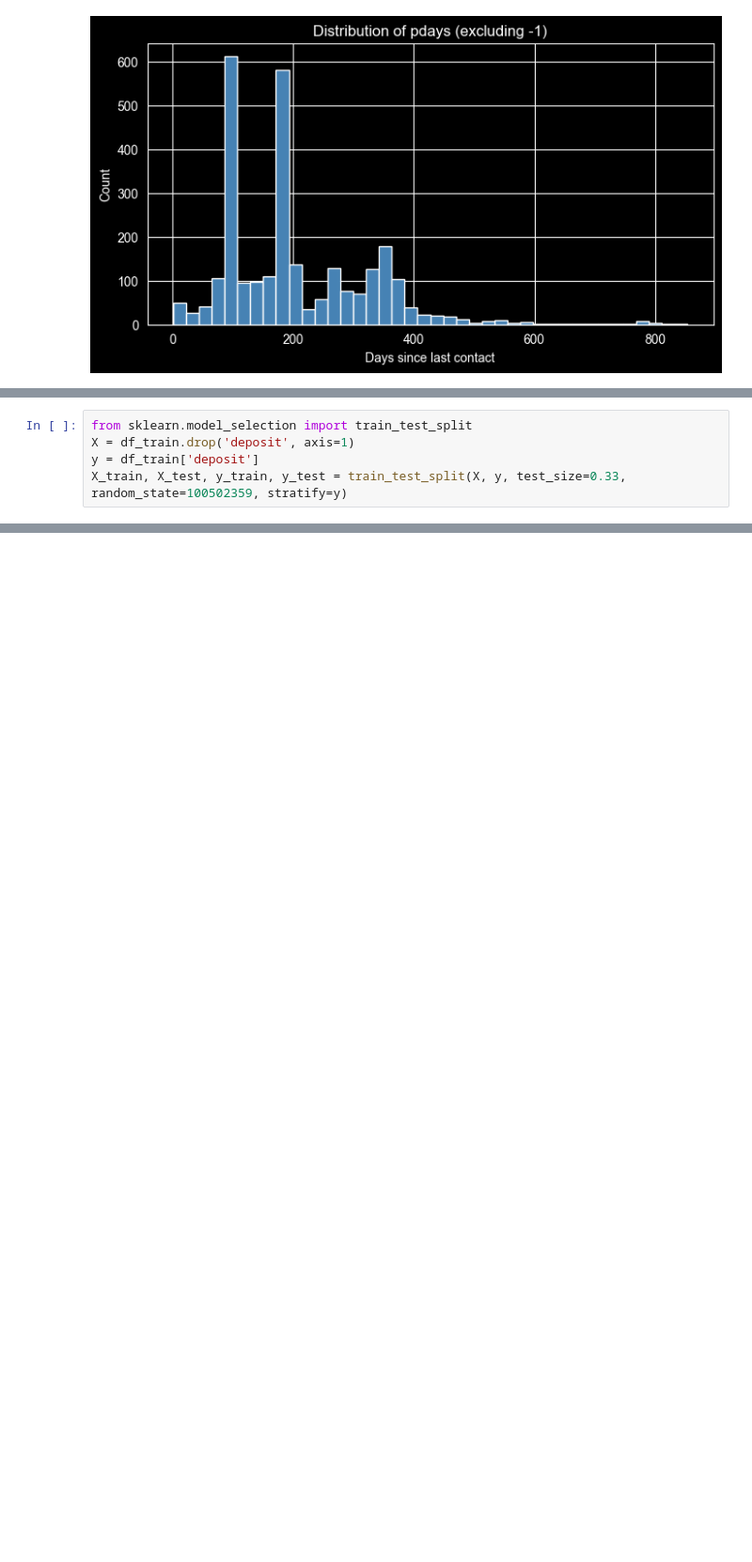
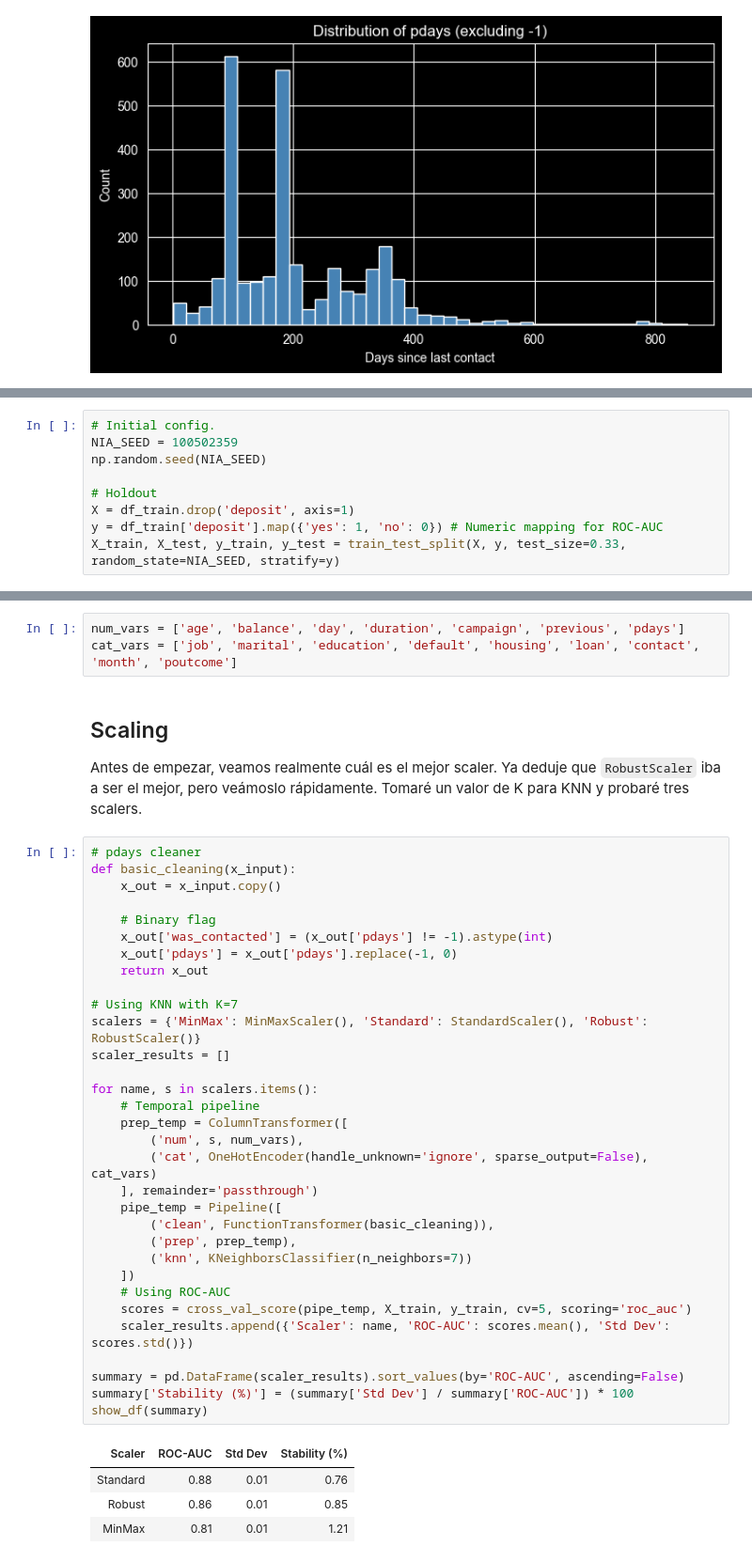
Before and after one commit to mathiasaiva/AA_primera_practica, a Jupyter notebook: notebooks/01_EDA_and_modeling.ipynb, the cells around one changed output, grey strips where cells are left out. Shown at 94% size. Saved outputs shown, nothing was run; the diff lists cells and outputs as text; blank space fills up the shorter version.

```diff
--- a/notebooks/01_EDA_and_modeling.ipynb
+++ b/notebooks/01_EDA_and_modeling.ipynb
@@ -457,7 +467,11 @@ Después de haber analizado la variable objetivo, la estructura y distribución
 
 Comó las clases de `deposit` están balanceadas (47-53), podríamos usar **Accuracy**, pero **ROC-AUC** tiene más sentido, esté mide que tan bien nuestro modelo categoriza positivos sobre negativos. El banco probablemente le interesa más saber que clientes dirán que sí.
 # %%
-from sklearn.model_selection import train_test_split
+# Initial config.
+NIA_SEED = 100502359
+np.random.seed(NIA_SEED)
+
+# Holdout
 X = df_train.drop('deposit', axis=1)
-y = df_train['deposit']
-X_train, X_test, y_train, y_test = train_test_split(X, y, test_size=0.33, random_state=100502359, stratify=y)
+y = df_train['deposit'].map({'yes': 1, 'no': 0}) # Numeric mapping for ROC-AUC
+X_train, X_test, y_train, y_test = train_test_split(X, y, test_size=0.33, random_state=NIA_SEED, stratify=y)
@@ -463,0 +480,44 @@ X_train, X_test, y_train, y_test = train_test_split(X, y, test_size=0.33, random
+# %%
+num_vars = ['age', 'balance', 'day', 'duration', 'campaign', 'previous', 'pdays']
+cat_vars = ['job', 'marital', 'education', 'default', 'housing', 'loan', 'contact', 'month', 'poutcome']
+# %% [markdown]
+## Scaling
+
+Antes de empezar, veamos realmente cuál es el mejor scaler. Ya deduje que `RobustScaler` iba a ser el mejor, pero veámoslo rápidamente. Tomaré un valor de K para KNN y probaré tres scalers.
+# %%
+# pdays cleaner
+def basic_cleaning(x_input):
+    x_out = x_input.copy()
+
+    # Binary flag
+    x_out['was_contacted'] = (x_out['pdays'] != -1).astype(int)
+    x_out['pdays'] = x_out['pdays'].replace(-1, 0)
+    return x_out
+
+# Using KNN with K=7
+scalers = {'MinMax': MinMaxScaler(), 'Standard': StandardScaler(), 'Robust': RobustScaler()}
+scaler_results = []
+
+for name, s in scalers.items():
+    # Temporal pipeline
+    prep_temp = ColumnTransformer([
+        ('num', s, num_vars),
+        ('cat', OneHotEncoder(handle_unknown='ignore', sparse_output=False), cat_vars)
+    ], remainder='passthrough')
+    pipe_temp = Pipeline([
+        ('clean', FunctionTransformer(basic_cleaning)),
+        ('prep', prep_temp),
+        ('knn', KNeighborsClassifier(n_neighbors=7))
+    ])
+    # Using ROC-AUC
+    scores = cross_val_score(pipe_temp, X_train, y_train, cv=5, scoring='roc_auc')
+    scaler_results.append({'Scaler': name, 'ROC-AUC': scores.mean(), 'Std Dev': scores.std()})
+
+summary = pd.DataFrame(scaler_results).sort_values(by='ROC-AUC', ascending=False)
+summary['Stability (%)'] = (summary['Std Dev'] / summary['ROC-AUC']) * 100
+show_df(summary)
+# %% [output]
+| Scaler | ROC-AUC | Std Dev | Stability (%) |
+| Standard | 0.88 | 0.01 | 0.76 |
+| Robust | 0.86 | 0.01 | 0.85 |
+| MinMax | 0.81 | 0.01 | 1.21 |
```
Also changed, not shown: parts of 8 cells of this notebook.
